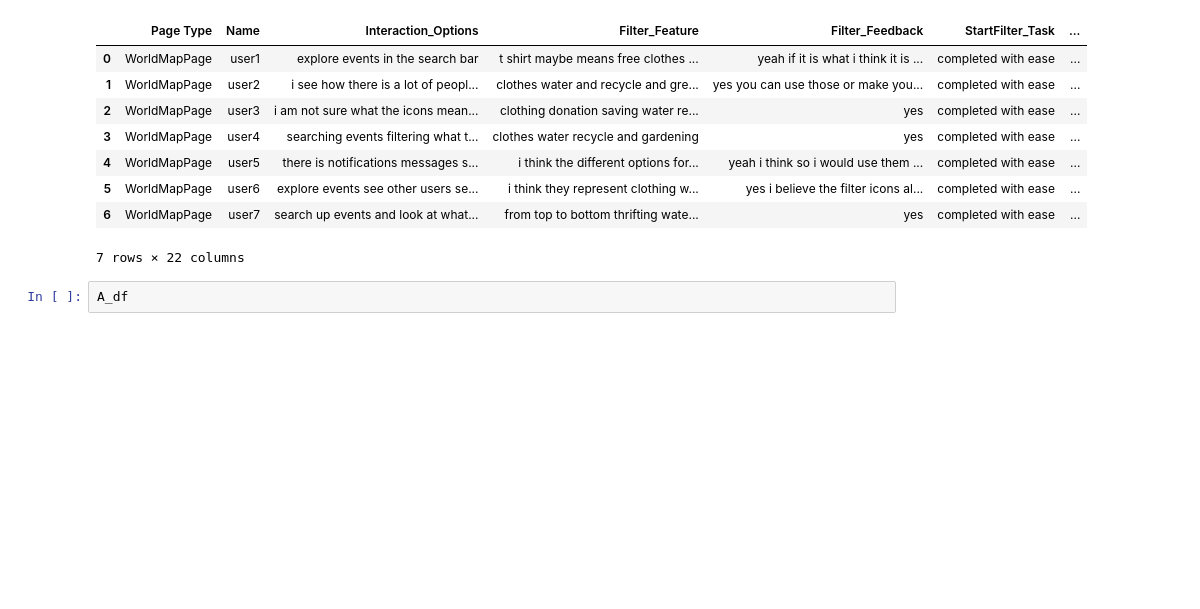
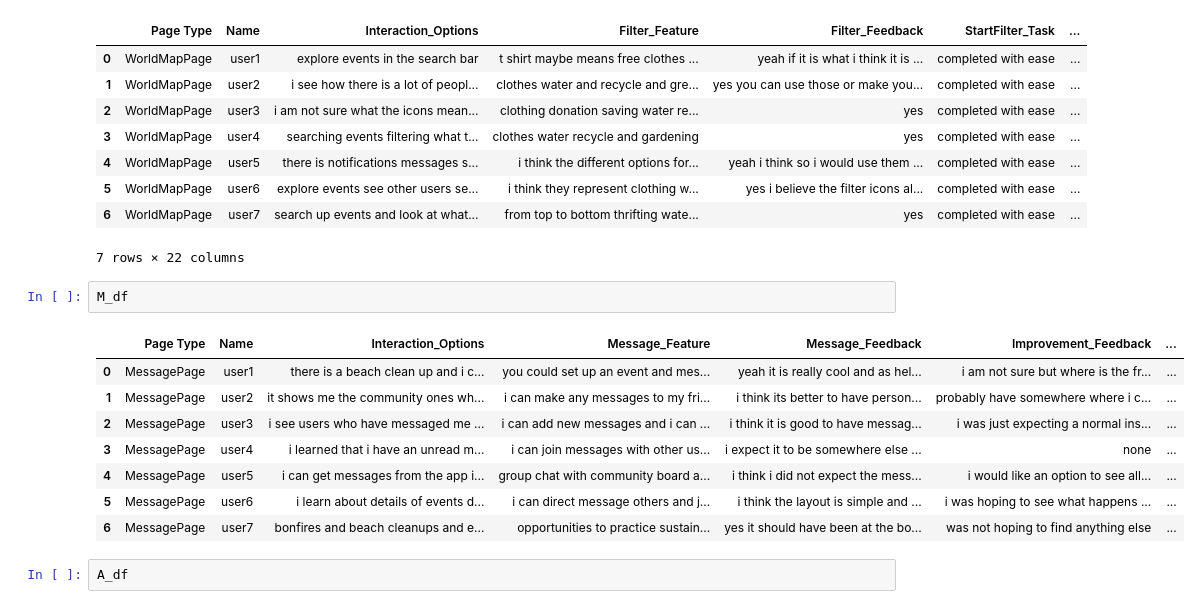
Before and after one commit to fanfanccluo/DESIGNCOPROJ, a Jupyter notebook: DCO.ipynb, the cells around one changed output. Saved outputs shown, nothing was run; the diff lists cells and outputs as text; blank space fills up the shorter version.

Commit message:
Update DCO.ipynb
Added the Message Page chart/df

```diff
--- a/DCO.ipynb
+++ b/DCO.ipynb
@@ -778,6 +743,17 @@ WM_df
 | 5 | WorldMapPage | user6 | explore events see other users se... | i think they represent clothing w... | yes i believe the filter icons al... | completed with ease | ... |
 | 6 | WorldMapPage | user7 | search up events and look at what... | from top to bottom thrifting wate... | yes | completed with ease | ... |
 7 rows × 22 columns
+# %%
+M_df
+# %% [output]
+|  | Page Type | Name | Interaction_Options | Message_Feature | Message_Feedback | Improvement_Feedback | ... |
+| 0 | MessagePage | user1 | there is a beach clean up and i c... | you could set up an event and mes... | yeah it is really cool and as hel... | i am not sure but where is the fr... | ... |
+| 1 | MessagePage | user2 | it shows me the community ones wh... | i can make any messages to my fri... | i think its better to have person... | probably have somewhere where i c... | ... |
+| 2 | MessagePage | user3 | i see users who have messaged me ... | i can add new messages and i can ... | i think it is good to have messag... | i was just expecting a normal ins... | ... |
+| 3 | MessagePage | user4 | i learned that i have an unread m... | i can join messages with other us... | i expect it to be somewhere else ... | none | ... |
+| 4 | MessagePage | user5 | i can get messages from the app i... | group chat with community board a... | i think i did not expect the mess... | i would like an option to see all... | ... |
+| 5 | MessagePage | user6 | i learn about details of events d... | i can direct message others and j... | i think the layout is simple and ... | i was hoping to see what happens ... | ... |
+| 6 | MessagePage | user7 | bonfires and beach cleanups and e... | opportunities to practice sustain... | yes it should have been at the bo... | was not hoping to find anything else | ... |
 # %%
 A_df
 # %% [output]
```
Also changed, not shown: parts of 6 cells of this notebook.
